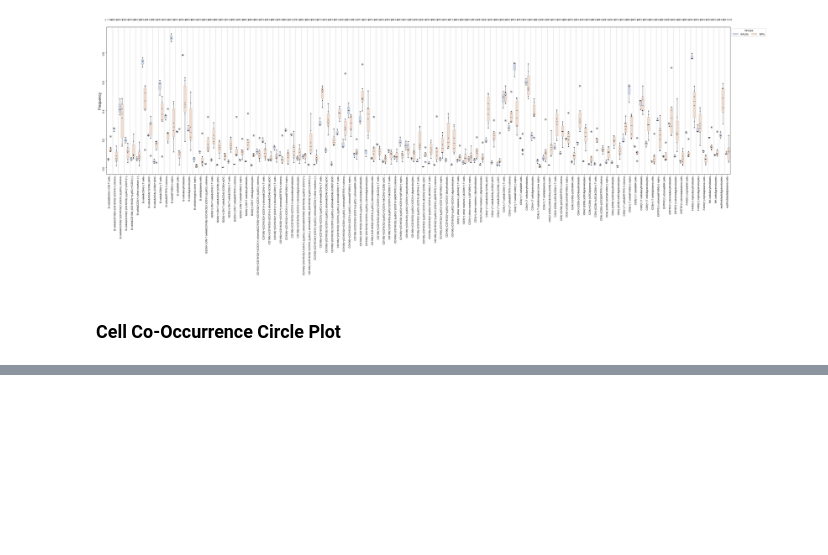
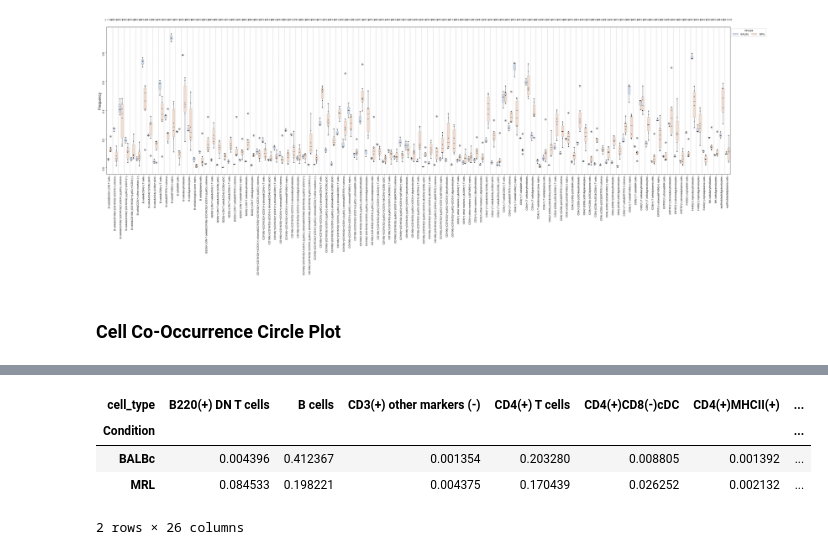
Before and after one commit to Feanor007/MESA, a Jupyter notebook: docs/notebooks/tutorials/MESA_Tutorials.ipynb, the cells around one changed output, grey strips where cells are left out. Cells and saved outputs as stored; diff of their text form; code cells hidden in the pictures; blank space fills up the shorter version.

```diff
--- a/docs/notebooks/tutorials/MESA_Tutorials.ipynb
+++ b/docs/notebooks/tutorials/MESA_Tutorials.ipynb
@@ -793,0 +823,12 @@ erythroblasts&plasma cells in hot spots has p value = 0.719
+# %%
+circoplot_df2 = global_cellfreq_df.drop(columns=['noid'])
+# Group by 'Condition' and calculate the mean of the other columns
+circoplot_df2 = circoplot_df2.groupby('Condition').mean().reset_index()
+circoplot_df2 = circoplot_df2.set_index('Condition')
+circoplot_df2
+# %% [output]
+| cell_type | B220(+) DN T cells | B cells | CD3(+) other markers (-) | CD4(+) T cells | CD4(+)CD8(-)cDC | CD4(+)MHCII(+) | ... |
+| Condition |  |  |  |  |  |  | ... |
+| BALBc | 0.004396 | 0.412367 | 0.001354 | 0.203280 | 0.008805 | 0.001392 | ... |
+| MRL | 0.084533 | 0.198221 | 0.004375 | 0.170439 | 0.026252 | 0.002132 | ... |
+2 rows × 26 columns
```
Also changed, not shown: parts of 5 cells of this notebook, 1 other file.
